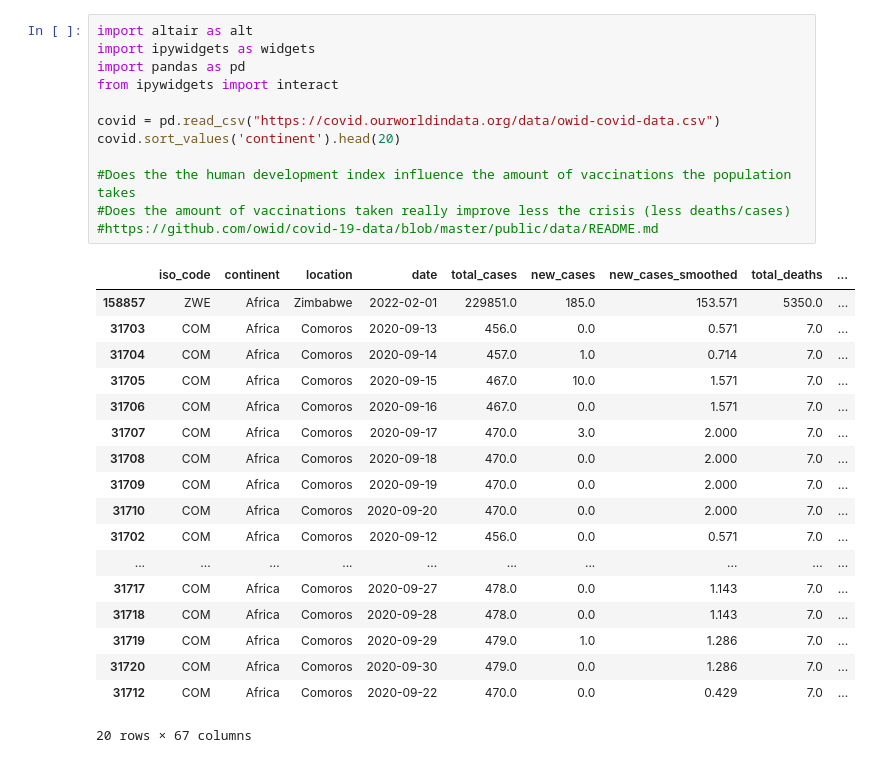
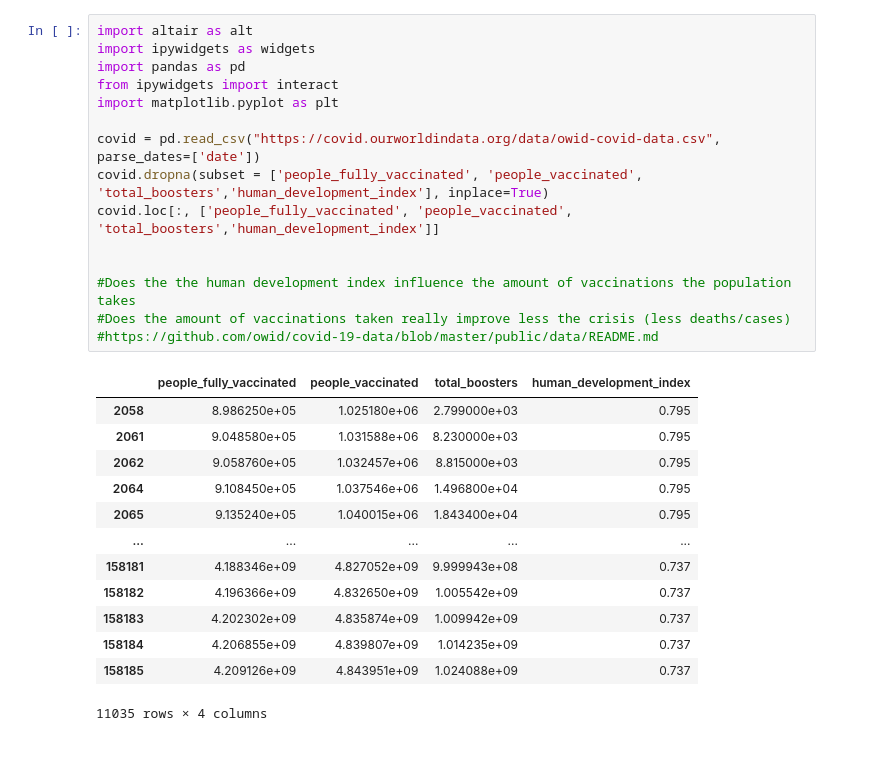
Before and after one commit to SamantaDilm/voila, a Jupyter notebook: notebooks/FinalProject.ipynb, the cells around one changed output. Drawn from its saved outputs; the diff is of its cells as text.

```diff
--- a/notebooks/FinalProject.ipynb
+++ b/notebooks/FinalProject.ipynb
@@ -1,31 +1,29 @@
 # %%
 import altair as alt
 import ipywidgets as widgets
 import pandas as pd
 from ipywidgets import interact
+import matplotlib.pyplot as plt
 
-covid = pd.read_csv("https://covid.ourworldindata.org/data/owid-covid-data.csv")
-covid.sort_values('continent').head(20)
+covid = pd.read_csv("https://covid.ourworldindata.org/data/owid-covid-data.csv", parse_dates=['date'])
+covid.dropna(subset = ['people_fully_vaccinated', 'people_vaccinated', 'total_boosters','human_development_index'], inplace=True)
+covid.loc[:, ['people_fully_vaccinated', 'people_vaccinated', 'total_boosters','human_development_index']]
+
 
 #Does the the human development index influence the amount of vaccinations the population takes
 #Does the amount of vaccinations taken really improve less the crisis (less deaths/cases)
 #https://github.com/owid/covid-19-data/blob/master/public/data/README.md
 # %% [output]
-|  | iso_code | continent | location | date | total_cases | new_cases | new_cases_smoothed | total_deaths | ... |
-| 158857 | ZWE | Africa | Zimbabwe | 2022-02-01 | 229851.0 | 185.0 | 153.571 | 5350.0 | ... |
-| 31703 | COM | Africa | Comoros | 2020-09-13 | 456.0 | 0.0 | 0.571 | 7.0 | ... |
-| 31704 | COM | Africa | Comoros | 2020-09-14 | 457.0 | 1.0 | 0.714 | 7.0 | ... |
-| 31705 | COM | Africa | Comoros | 2020-09-15 | 467.0 | 10.0 | 1.571 | 7.0 | ... |
-| 31706 | COM | Africa | Comoros | 2020-09-16 | 467.0 | 0.0 | 1.571 | 7.0 | ... |
-| 31707 | COM | Africa | Comoros | 2020-09-17 | 470.0 | 3.0 | 2.000 | 7.0 | ... |
-| 31708 | COM | Africa | Comoros | 2020-09-18 | 470.0 | 0.0 | 2.000 | 7.0 | ... |
-| 31709 | COM | Africa | Comoros | 2020-09-19 | 470.0 | 0.0 | 2.000 | 7.0 | ... |
-| 31710 | COM | Africa | Comoros | 2020-09-20 | 470.0 | 0.0 | 2.000 | 7.0 | ... |
-| 31702 | COM | Africa | Comoros | 2020-09-12 | 456.0 | 0.0 | 0.571 | 7.0 | ... |
-| ... | ... | ... | ... | ... | ... | ... | ... | ... | ... |
-| 31717 | COM | Africa | Comoros | 2020-09-27 | 478.0 | 0.0 | 1.143 | 7.0 | ... |
-| 31718 | COM | Africa | Comoros | 2020-09-28 | 478.0 | 0.0 | 1.143 | 7.0 | ... |
-| 31719 | COM | Africa | Comoros | 2020-09-29 | 479.0 | 1.0 | 1.286 | 7.0 | ... |
-| 31720 | COM | Africa | Comoros | 2020-09-30 | 479.0 | 0.0 | 1.286 | 7.0 | ... |
-| 31712 | COM | Africa | Comoros | 2020-09-22 | 470.0 | 0.0 | 0.429 | 7.0 | ... |
+|  | people_fully_vaccinated | people_vaccinated | total_boosters | human_development_index |
+| 2058 | 8.986250e+05 | 1.025180e+06 | 2.799000e+03 | 0.795 |
+| 2061 | 9.048580e+05 | 1.031588e+06 | 8.230000e+03 | 0.795 |
+| 2062 | 9.058760e+05 | 1.032457e+06 | 8.815000e+03 | 0.795 |
+| 2064 | 9.108450e+05 | 1.037546e+06 | 1.496800e+04 | 0.795 |
+| 2065 | 9.135240e+05 | 1.040015e+06 | 1.843400e+04 | 0.795 |
+| ... | ... | ... | ... | ... |
+| 158181 | 4.188346e+09 | 4.827052e+09 | 9.999943e+08 | 0.737 |
+| 158182 | 4.196366e+09 | 4.832650e+09 | 1.005542e+09 | 0.737 |
+| 158183 | 4.202302e+09 | 4.835874e+09 | 1.009942e+09 | 0.737 |
+| 158184 | 4.206855e+09 | 4.839807e+09 | 1.014235e+09 | 0.737 |
+| 158185 | 4.209126e+09 | 4.843951e+09 | 1.024088e+09 | 0.737 |
-20 rows × 67 columns
+11035 rows × 4 columns
```
Also changed, not shown: parts of 1 cell of this notebook.
